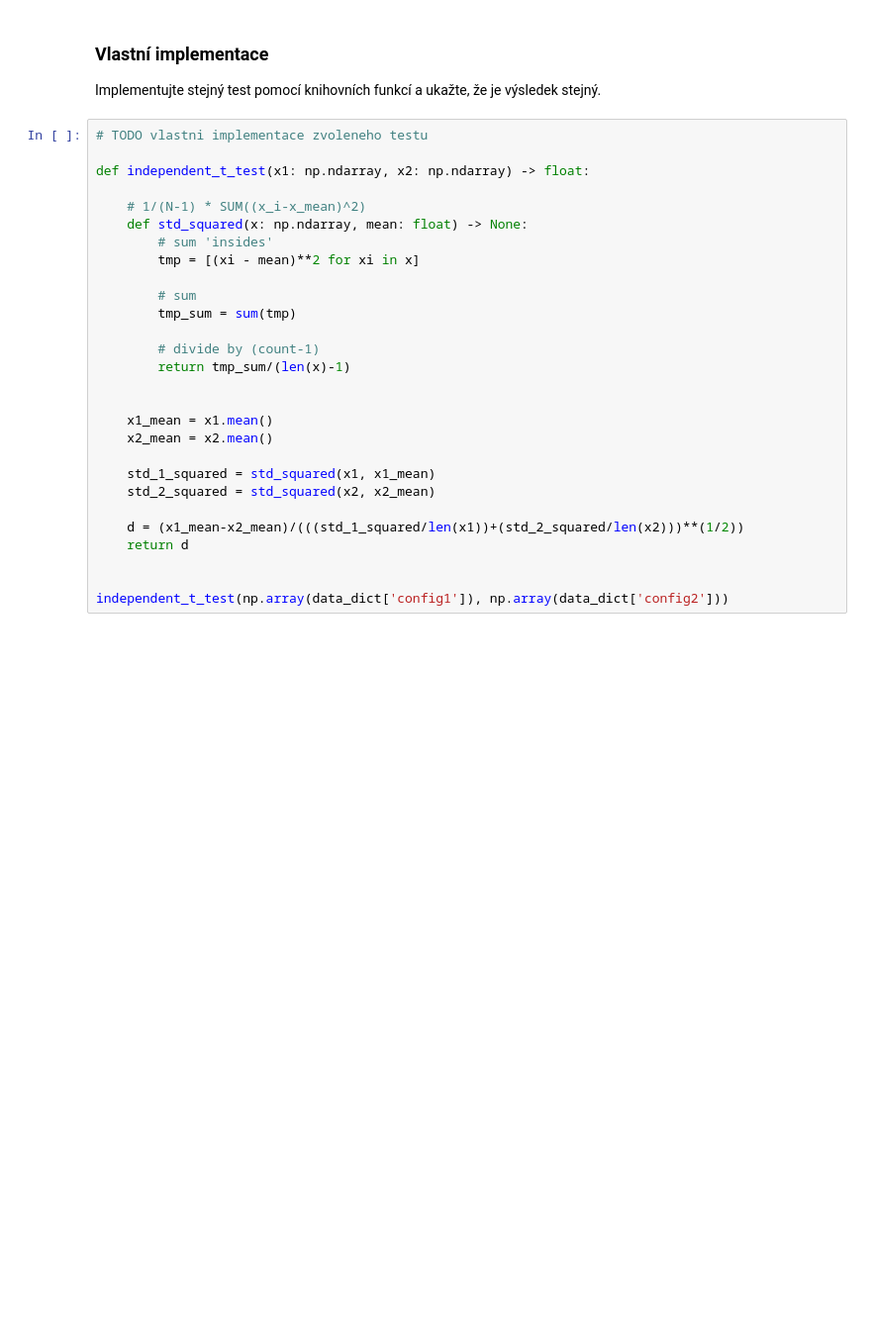
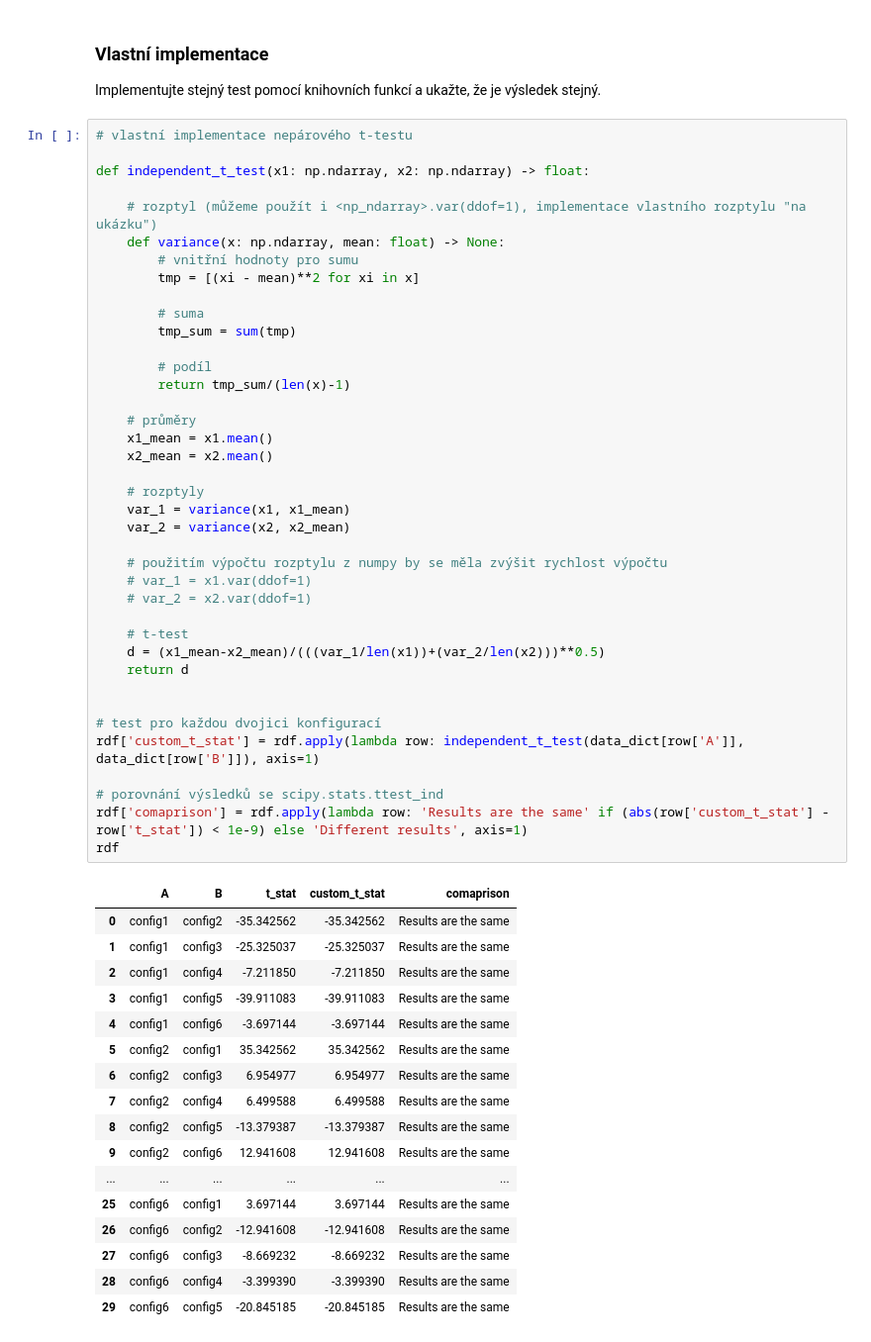
Before and after one commit to Explosiver001/MSP-Projekt1, a Jupyter notebook: proj1.ipynb, the cells around one changed output. Shown: that part at 99% size. Drawn from its saved outputs; the diff is of its cells as text; blank space fills up the shorter version.

```diff
--- a/proj1.ipynb
+++ b/proj1.ipynb
@@ -217,30 +284,59 @@ Nejrychlejší konfigurce je konfigurace s označením 'config1'.
 ### Vlastní implementace
 Implementujte stejný test pomocí knihovních funkcí a ukažte, že je výsledek stejný.
 # %%
-# TODO vlastni implementace zvoleneho testu
+# vlastní implementace nepárového t-testu
 
 def independent_t_test(x1: np.ndarray, x2: np.ndarray) -> float:
 
-    # 1/(N-1) * SUM((x_i-x_mean)^2)
-    def std_squared(x: np.ndarray, mean: float) -> None:
-        # sum 'insides'
+    # rozptyl (můžeme použít i <np_ndarray>.var(ddof=1), implementace vlastního rozptylu "na ukázku")
+    def variance(x: np.ndarray, mean: float) -> None:
+        # vnitřní hodnoty pro sumu
         tmp = [(xi - mean)**2 for xi in x]
 
-        # sum
+        # suma
         tmp_sum = sum(tmp)
 
-        # divide by (count-1)
+        # podíl
         return tmp_sum/(len(x)-1)
 
-
+    # průměry
     x1_mean = x1.mean()
     x2_mean = x2.mean()
 
-    std_1_squared = std_squared(x1, x1_mean)
-    std_2_squared = std_squared(x2, x2_mean)
+    # rozptyly
+    var_1 = variance(x1, x1_mean)
+    var_2 = variance(x2, x2_mean)
 
-    d = (x1_mean-x2_mean)/(((std_1_squared/len(x1))+(std_2_squared/len(x2)))**(1/2))
+    # použitím výpočtu rozptylu z numpy by se měla zvýšit rychlost výpočtu
+    # var_1 = x1.var(ddof=1)
+    # var_2 = x2.var(ddof=1)
+
+    # t-test
+    d = (x1_mean-x2_mean)/(((var_1/len(x1))+(var_2/len(x2)))**0.5)
     return d
 
 
-independent_t_test(np.array(data_dict['config1']), np.array(data_dict['config2']))
+# test pro každou dvojici konfigurací
+rdf['custom_t_stat'] = rdf.apply(lambda row: independent_t_test(data_dict[row['A']], data_dict[row['B']]), axis=1)
+
+# porovnání výsledků se scipy.stats.ttest_ind
+rdf['comaprison'] = rdf.apply(lambda row: 'Results are the same' if (abs(row['custom_t_stat'] - row['t_stat']) < 1e-9) else 'Different results', axis=1)
+rdf
+# %% [output]
+|  | A | B | t_stat | custom_t_stat | comaprison |
+| 0 | config1 | config2 | -35.342562 | -35.342562 | Results are the same |
+| 1 | config1 | config3 | -25.325037 | -25.325037 | Results are the same |
+| 2 | config1 | config4 | -7.211850 | -7.211850 | Results are the same |
+| 3 | config1 | config5 | -39.911083 | -39.911083 | Results are the same |
+| 4 | config1 | config6 | -3.697144 | -3.697144 | Results are the same |
+| 5 | config2 | config1 | 35.342562 | 35.342562 | Results are the same |
+| 6 | config2 | config3 | 6.954977 | 6.954977 | Results are the same |
+| 7 | config2 | config4 | 6.499588 | 6.499588 | Results are the same |
+| 8 | config2 | config5 | -13.379387 | -13.379387 | Results are the same |
+| 9 | config2 | config6 | 12.941608 | 12.941608 | Results are the same |
+| ... | ... | ... | ... | ... | ... |
+| 25 | config6 | config1 | 3.697144 | 3.697144 | Results are the same |
+| 26 | config6 | config2 | -12.941608 | -12.941608 | Results are the same |
+| 27 | config6 | config3 | -8.669232 | -8.669232 | Results are the same |
+| 28 | config6 | config4 | -3.399390 | -3.399390 | Results are the same |
+| 29 | config6 | config5 | -20.845185 | -20.845185 | Results are the same |
```
Also changed, not shown: parts of 13 cells of this notebook.
